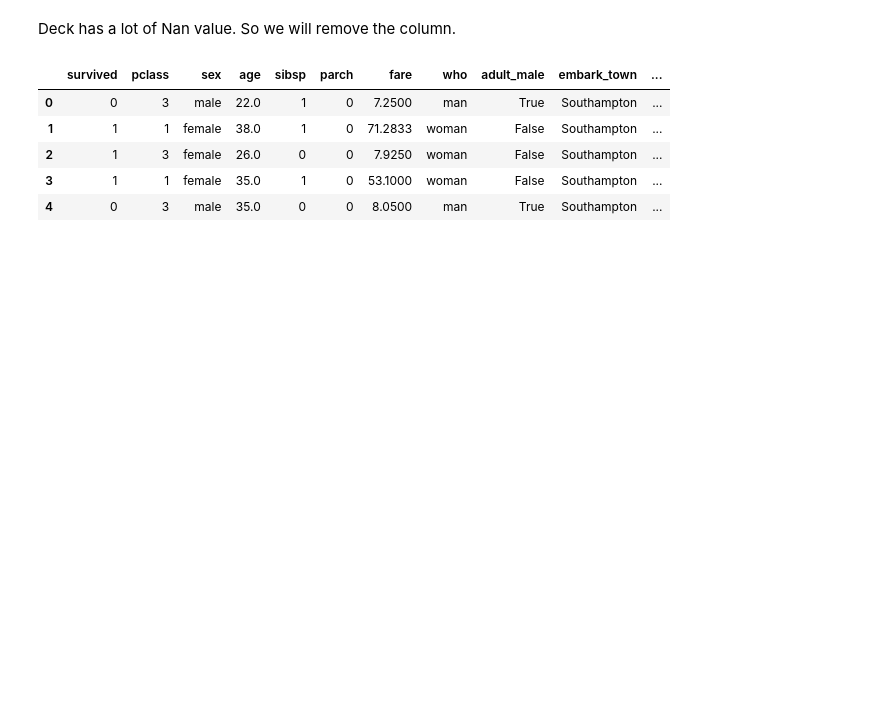
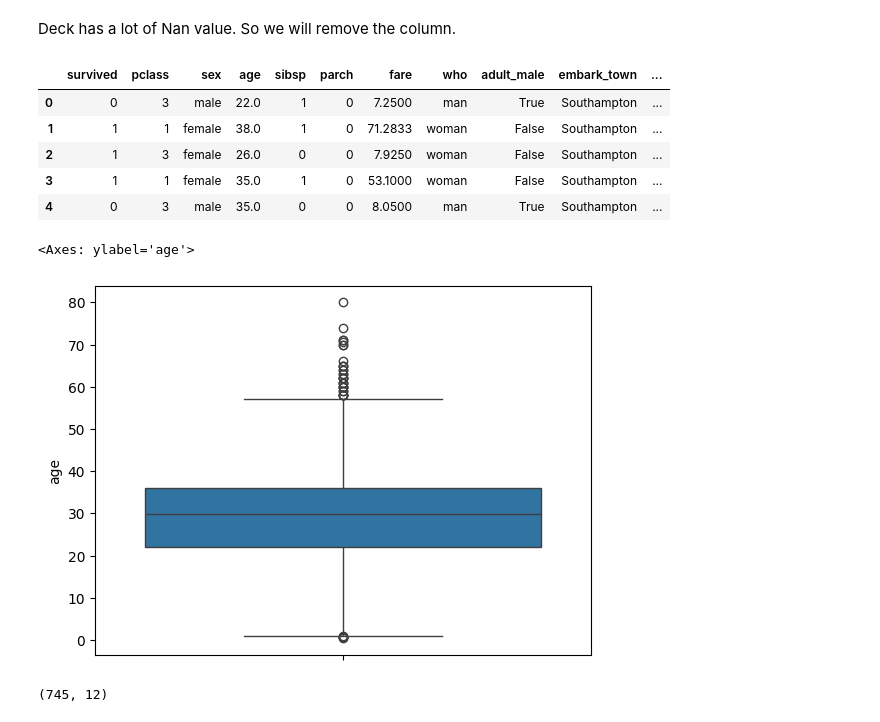
Before and after one commit to Bikram213/titanic_dataset_EDA, a Jupyter notebook: titanic_dataset_EDA.ipynb, the cells around one changed output. Cells and saved outputs as stored; diff of their text form; code cells hidden in the pictures; blank space fills up the shorter version.

Commit message:
outliers of age handaled

```diff
--- a/titanic_dataset_EDA.ipynb
+++ b/titanic_dataset_EDA.ipynb
@@ -427,6 +431,6 @@ The Nan in age was removed by the comlun's mean.
 
 emb_town_mode = df1['embark_town'].mode()
 # %%
-df1['embark_town'] = df1['embark_town'].fillna(emb_town_mode)[0]
+df1['embark_town'] = df1['embark_town'].fillna(emb_town_mode)
 df1.isna().sum()
 # %% [output]
@@ -460,0 +477,10 @@ df1.head()
+# %%
+sns.boxplot(df1['age'])
+# %% [output]
+<Axes: ylabel='age'>
+[figure, added]
+# %%
+new_df = outliers('age', df1)
+new_df.shape
+# %% [output]
+(745, 12)
```
Also changed, not shown: parts of 4 cells of this notebook.
